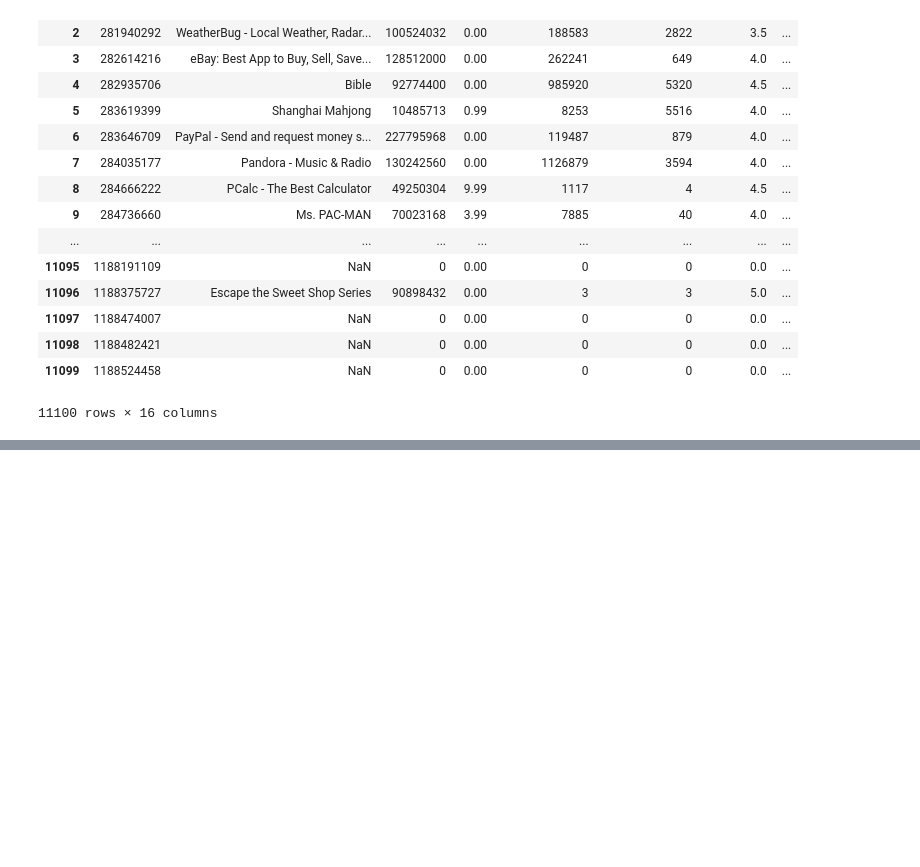
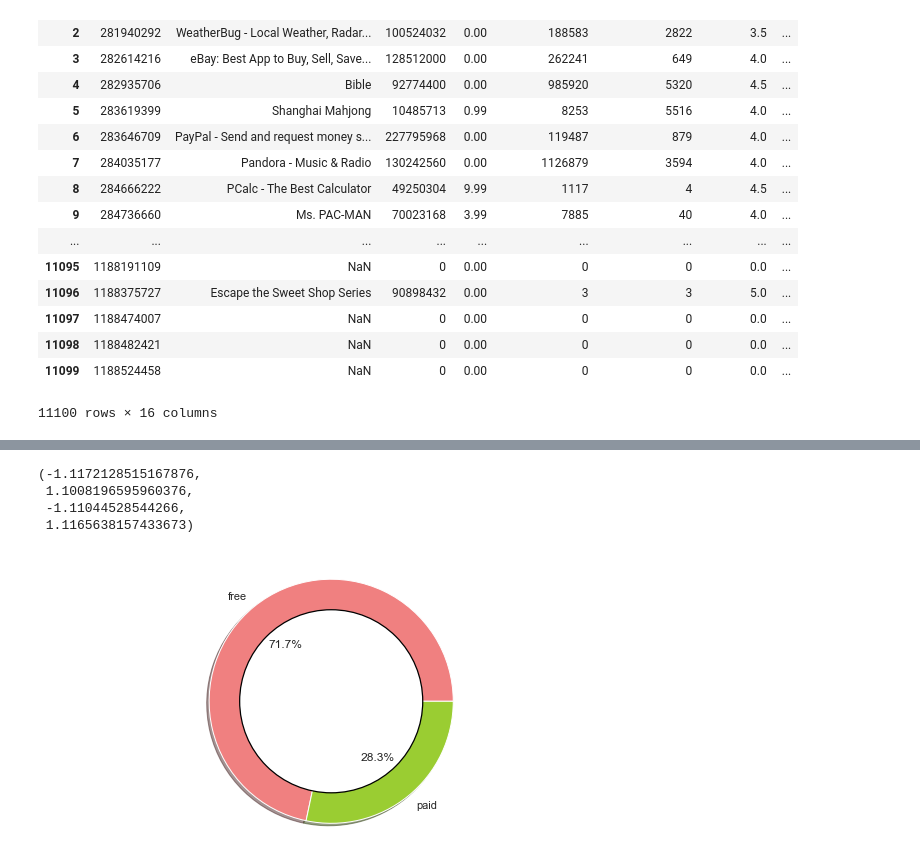
Before and after one commit to noltron000-coursework/ds-1-1-apple-store-project, a Jupyter notebook: project.ipynb, the cells around one changed output, grey strips where cells are left out. Saved outputs shown, nothing was run; the diff lists cells and outputs as text; code cells hidden in the pictures; blank space fills up the shorter version.

```diff
--- a/project.ipynb
+++ b/project.ipynb
@@ -144,0 +170,40 @@ data.drop("size_bytes", axis="columns", inplace=True)
+# %%
+bins = [-numpy.inf, 0.00, numpy.inf]
+labels = ["free", "paid"]
+colors = ['lightcoral', 'yellowgreen']
+
+data["price_categories"] = pandas.cut(
+	data["price"],
+	bins,
+	include_lowest=True,
+	labels=labels
+)
+# %%
+fig, axis = plot.subplots(figsize=(10, 5))
+price_data = data["price_categories"].value_counts()
+
+plot.pie(
+	price_data.values,
+	labels=labels,
+	colors=colors,
+	autopct='%1.1f%%',
+	shadow=True
+)
+
+centre_circle = plot.Circle(
+	(0,0),0.75,
+	color='black',
+	fc='white',
+	linewidth=1.25
+)
+
+fig = plot.gcf()
+fig.gca().add_artist(centre_circle)
+
+plot.axis('equal')
+# %% [output]
+(-1.1172128515167876,
+ 1.1008196595960376,
+ -1.11044528544266,
+ 1.1165638157433673)
+[figure, added]
```
Also changed, not shown: parts of 20 cells of this notebook, 1 other file.
